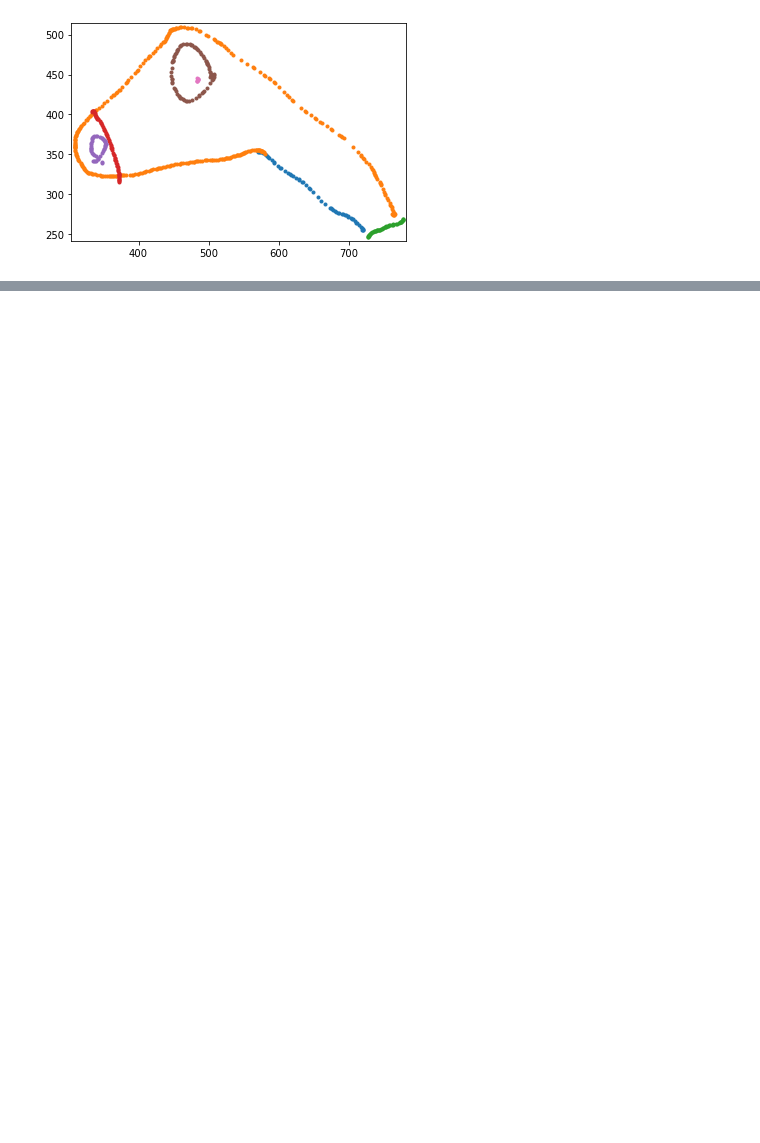
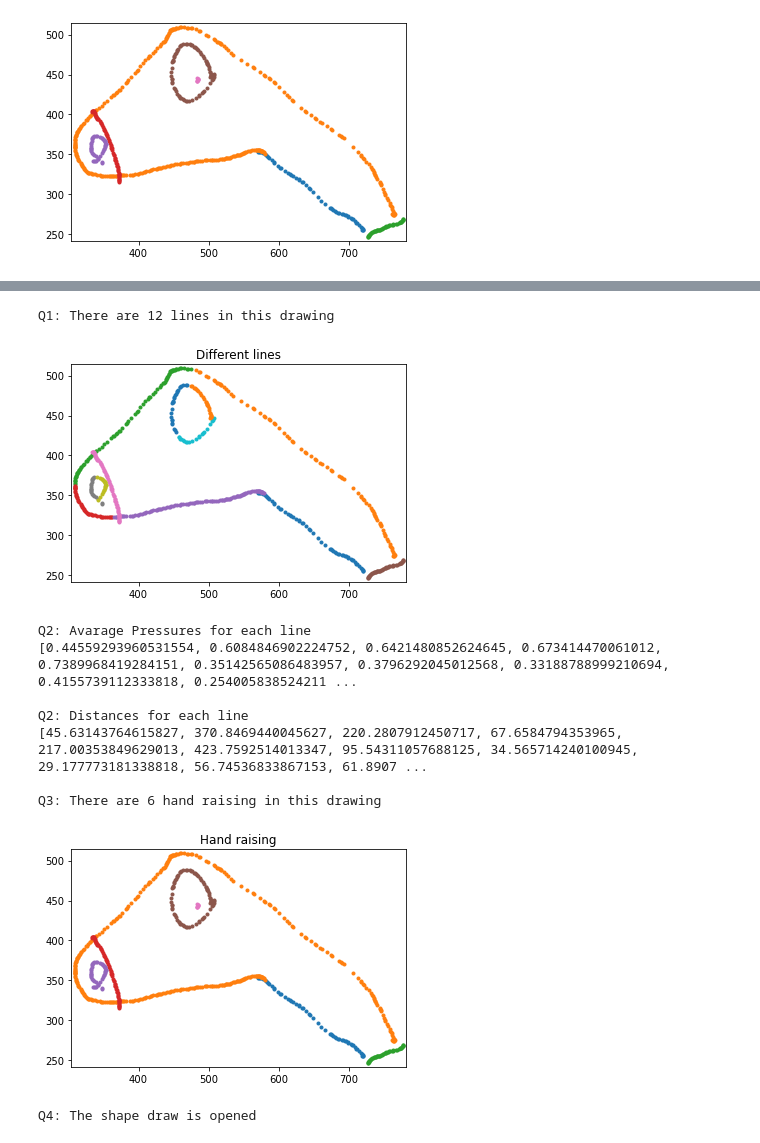
Before and after one commit to sandler2806/Data-Visualization, a Jupyter notebook: kids_drawing_pandas.ipynb, the cells around one changed output, grey strips where cells are left out. Saved outputs shown, nothing was run; the diff lists cells and outputs as text; code cells hidden in the pictures; blank space fills up the shorter version.

```diff
--- a/kids_drawing_pandas.ipynb
+++ b/kids_drawing_pandas.ipynb
@@ -478,0 +526,15 @@ Distances for each line
+# %%
+img = pd.read_csv(r'C:\Users\sandl\.ipynb_checkpoints\train\7554\SimpleTest\21.csv')
+algo(img)
+# %% [output]
+Q1: There are 12 lines in this drawing
+[figure, added]
+Q2: Avarage Pressures for each line
+[0.44559293960531554, 0.6084846902224752, 0.6421480852624645, 0.673414470061012, 0.7389968419284151, 0.35142565086483957, 0.3796292045012568, 0.33188788999210694, 0.4155739112333818, 0.254005838524211 ...
+
+Q2: Distances for each line
+[45.63143764615827, 370.8469440045627, 220.2807912450717, 67.6584794353965, 217.00353849629013, 423.7592514013347, 95.54311057688125, 34.565714240100945, 29.177773181338818, 56.74536833867153, 61.8907 ...
+
+Q3: There are 6 hand raising in this drawing
+[figure, added]
+Q4: The shape draw is opened
```
Also changed, not shown: parts of 34 cells of this notebook, 1 other file.
